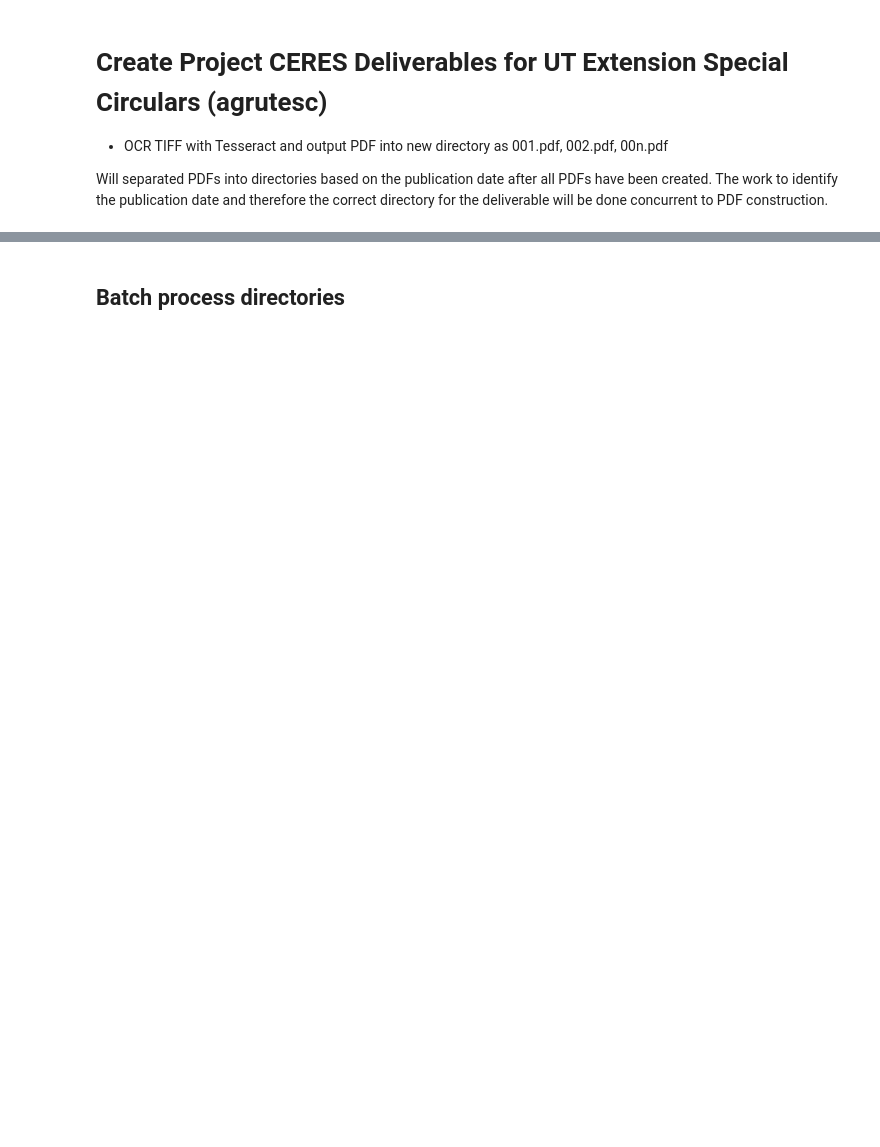
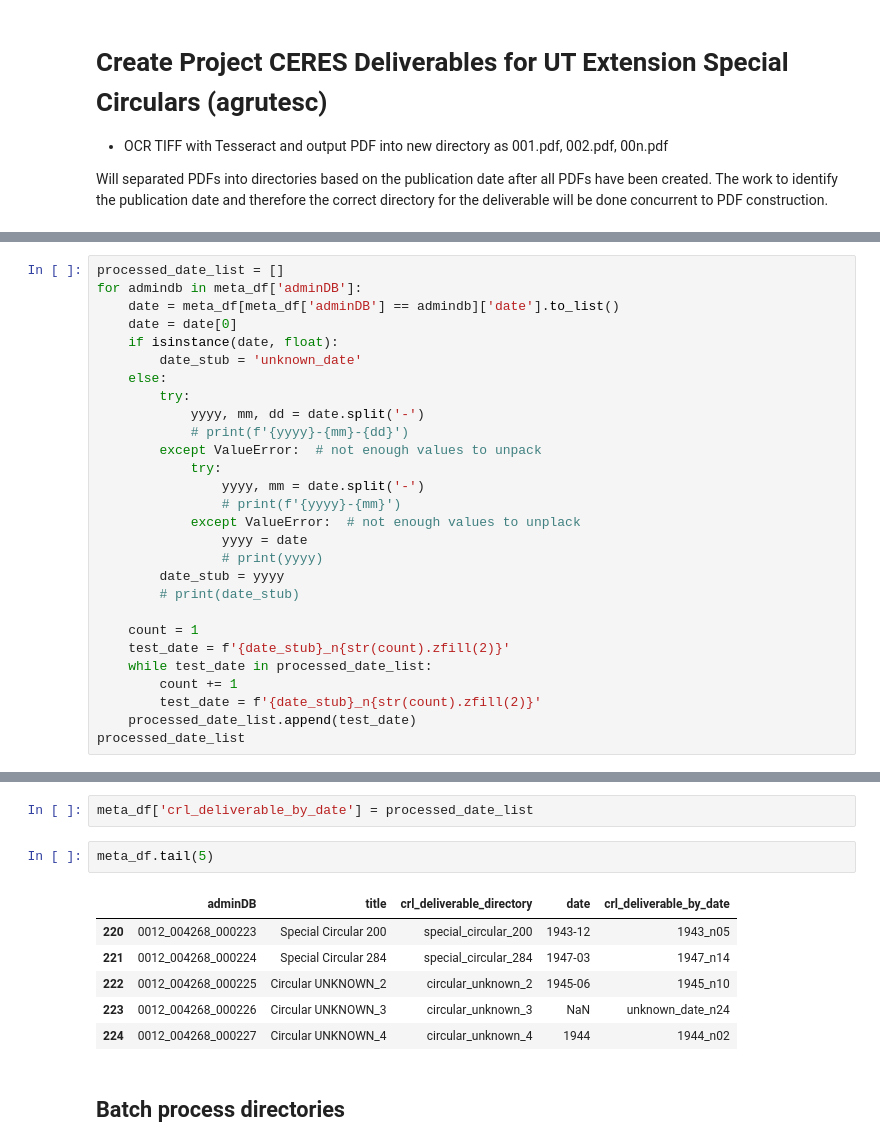
Before and after one commit to jeremydmoore/utk_ProjectCeres, a Jupyter notebook: agrutesc_crl_deliverables.ipynb, the cells around one changed output, grey strips where cells are left out. Cells and saved outputs as stored; diff of their text form; blank space fills up the shorter version.

```diff
--- a/agrutesc_crl_deliverables.ipynb
+++ b/agrutesc_crl_deliverables.ipynb
@@ -21,0 +55,28 @@ pd.set_option('max_colwidth', -1)
+# %%
+processed_date_list = []
+for admindb in meta_df['adminDB']:
+    date = meta_df[meta_df['adminDB'] == admindb]['date'].to_list()
+    date = date[0]
+    if isinstance(date, float):
+        date_stub = 'unknown_date'
+    else:
+        try:
+            yyyy, mm, dd = date.split('-')
+            # print(f'{yyyy}-{mm}-{dd}')
+        except ValueError:  # not enough values to unpack
+            try:
+                yyyy, mm = date.split('-')
+                # print(f'{yyyy}-{mm}')
+            except ValueError:  # not enough values to unplack
+                yyyy = date
+                # print(yyyy)
+        date_stub = yyyy
+        # print(date_stub)
+
+    count = 1
+    test_date = f'{date_stub}_n{str(count).zfill(2)}'
+    while test_date in processed_date_list:
+        count += 1
+        test_date = f'{date_stub}_n{str(count).zfill(2)}'
+    processed_date_list.append(test_date)
+processed_date_list
@@ -22,3 +101,14 @@ pd.set_option('max_colwidth', -1)
+# %%
+meta_df['crl_deliverable_by_date'] = processed_date_list
+# %%
+meta_df.tail(5)
+# %% [output]
+|  | adminDB | title | crl_deliverable_directory | date | crl_deliverable_by_date |
+| 220 | 0012_004268_000223 | Special Circular 200 | special_circular_200 | 1943-12 | 1943_n05 |
+| 221 | 0012_004268_000224 | Special Circular 284 | special_circular_284 | 1947-03 | 1947_n14 |
+| 222 | 0012_004268_000225 | Circular UNKNOWN_2 | circular_unknown_2 | 1945-06 | 1945_n10 |
+| 223 | 0012_004268_000226 | Circular UNKNOWN_3 | circular_unknown_3 | NaN | unknown_date_n24 |
+| 224 | 0012_004268_000227 | Circular UNKNOWN_4 | circular_unknown_4 | 1944 | 1944_n02 |
 # %% [markdown]
 ## Batch process directories
 # %%
```
Also changed, not shown: parts of 9 cells of this notebook, 5 other files.
